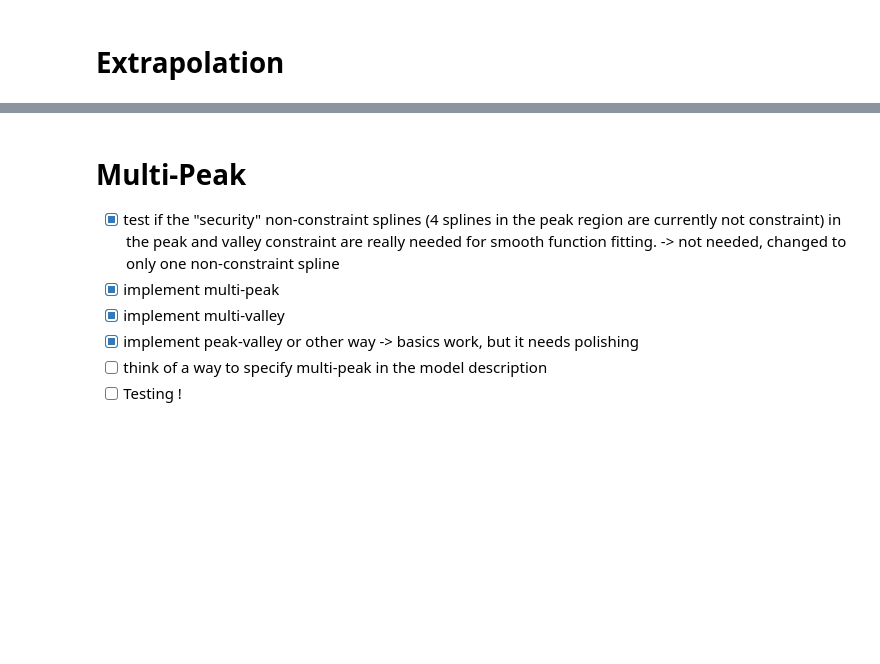
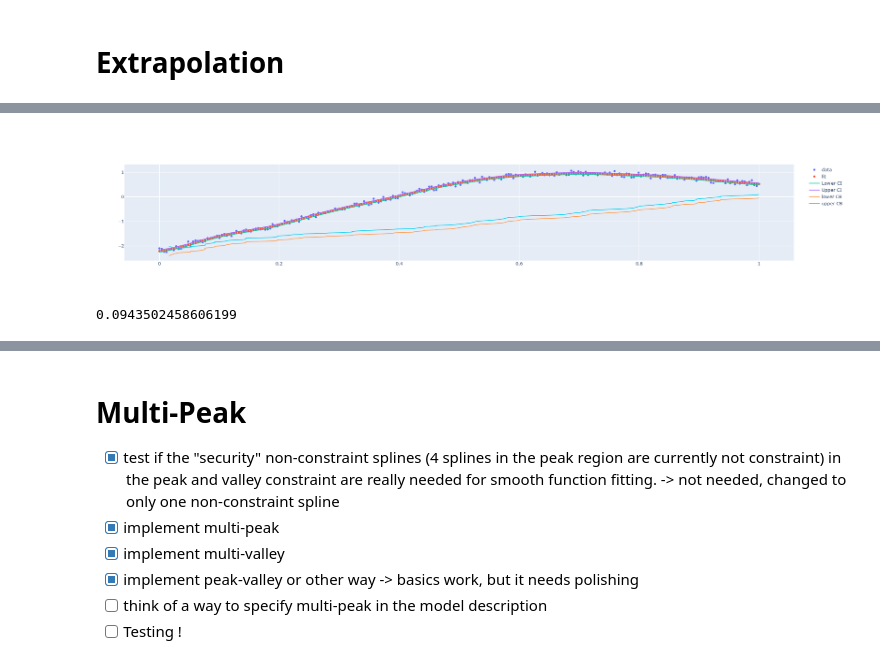
Before and after one commit to j-cap/Master-Thesis, a Jupyter notebook: Code/SplinesInPython/Testing_and_Typing.ipynb, the cells around one changed output, grey strips where cells are left out. Drawn from its saved outputs; the diff is of its cells as text; code cells hidden in the pictures; blank space fills up the shorter version.

```diff
--- a/Code/SplinesInPython/Testing_and_Typing.ipynb
+++ b/Code/SplinesInPython/Testing_and_Typing.ipynb
@@ -171,0 +176,24 @@ f(x=0.222) =  [-0.85138687]
+# %%
+random_idx = np.random.choice(np.arange(len(x)), size=100)
+random_idx.sort()
+
+
+rx = x[random_idx]
+ry = y[random_idx]
+
+y_p, y_m = [], []
+for i in x:
+    ci = CI(x=i)
+    y_m.append(ci[0][0])
+    y_p.append(ci[1][0])
+# %%
+
+fig = go.Figure()
+fig.add_trace(go.Scatter(x=x, y=y, mode="markers", name="data"))
+fig.add_trace(go.Scatter(x=x, y=M.basis @ M.coef_, mode="markers", name="fit"))
+fig.add_trace(go.Scatter(x=x, y=y_m, mode="lines", name="Lower CI"))
+fig.add_trace(go.Scatter(x=x, y=y_p, mode="lines", name="Upper CI"))
+fig.add_trace(go.Scatter(x=rx, y=CB_bonferroni(x=x)[0], mode="lines", name="lower CB"))
+fig.add_trace(go.Scatter(x=rx, y=CB_bonferroni(x=x)[1], mode="lines", name="upper CB"))
+# %% [output]
+[figure, added]
@@ -171,0 +203,4 @@ f(x=0.222) =  [-0.85138687]
+# %%
+s.T @ s
+# %% [output]
+0.0943502458606199
```
Also changed, not shown: parts of 22 cells of this notebook.
